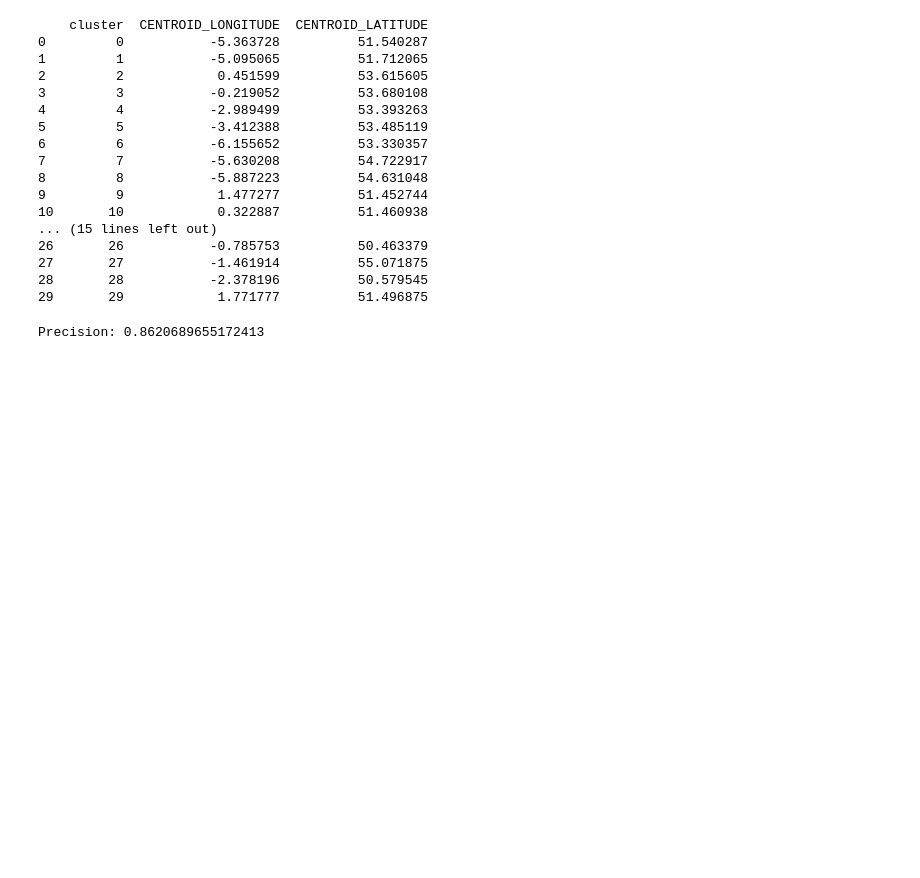
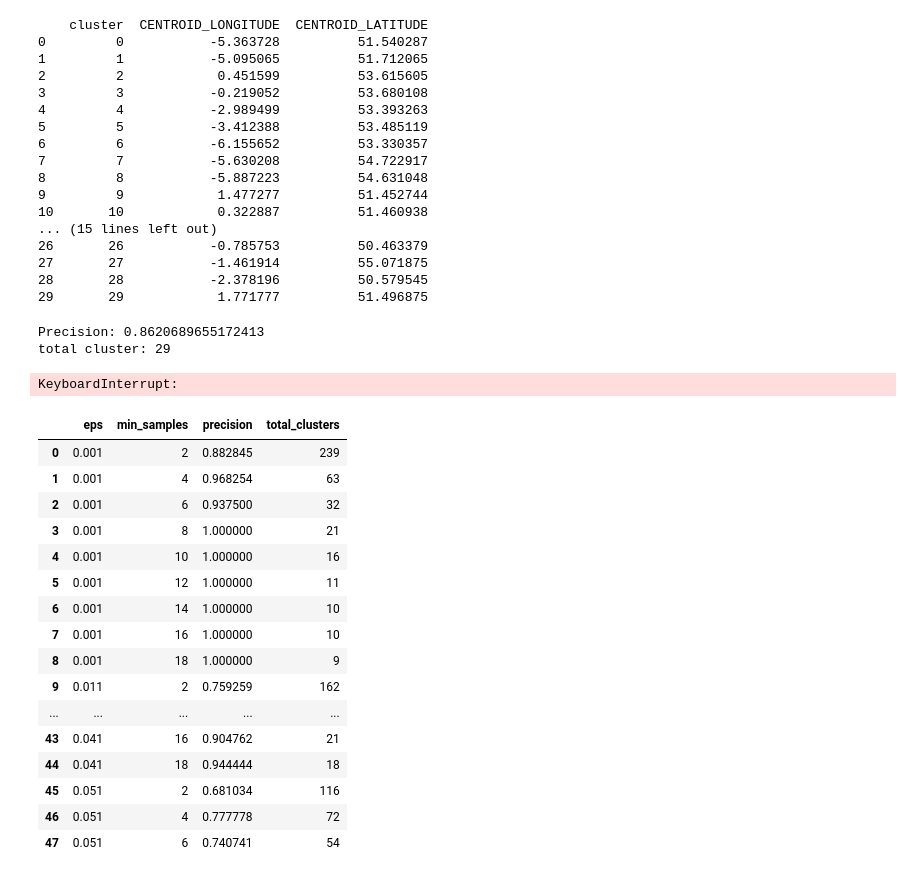
Before and after one commit to nudric25/tesi, a Jupyter notebook: CLU/CLU_mainclass.ipynb, the cells around one changed output. Cells and saved outputs as stored; diff of their text form; code cells hidden in the pictures; blank space fills up the shorter version.

```diff
--- a/CLU/CLU_mainclass.ipynb
+++ b/CLU/CLU_mainclass.ipynb
@@ -291,12 +291,56 @@ def calculate_precision(centroids, ports, max_distance_nautical_miles=10):
     fp = len(fp_clusters)
     precision = tp / (tp + fp) if (tp + fp) > 0 else 0
 
-    return precision, tp_clusters, fp_clusters
+    total_clusters = tp + fp
+
+    return precision, tp_clusters, fp_clusters, total_clusters
 # %%
 # Esempio d'uso dopo aver eseguito dbscan_clustering:
 centroids = dbscan_clustering(stops, eps=0.05, min_samples=10)
-precision, tp_clusters, fp_clusters = calculate_precision(centroids, ports)
+precision, tp_clusters, fp_clusters, total_clusters = calculate_precision(centroids, ports)
 
 print(f"Precision: {precision}")
+print(f"total cluster: {total_clusters}")
 # %% [output]
 Precision: 0.8620689655172413
+total cluster: 29
+# %%
+results = []
+for e in tqdm(np.arange(0.001, 0.1, 0.01)):
+    for m in range(2, 20, 2):
+        centroids = dbscan_clustering(stops, eps=e, min_samples=m)
+        precision, tp_clusters, fp_clusters, total_clusters = calculate_precision(centroids, ports)
+
+        # Aggiungi i risultati attuali alla lista
+        results.append({
+            'eps': e,
+            'min_samples': m,
+            'precision': precision,
+            'total_clusters': total_clusters  # Numero totale di cluster
+        })
+results_df = pd.DataFrame(results)
+
+results_df
+# %% [output]
+KeyboardInterrupt:
+# %%
+results_df = pd.DataFrame(results)
+results_df
+# %% [output]
+|  | eps | min_samples | precision | total_clusters |
+| 0 | 0.001 | 2 | 0.882845 | 239 |
+| 1 | 0.001 | 4 | 0.968254 | 63 |
+| 2 | 0.001 | 6 | 0.937500 | 32 |
+| 3 | 0.001 | 8 | 1.000000 | 21 |
+| 4 | 0.001 | 10 | 1.000000 | 16 |
+| 5 | 0.001 | 12 | 1.000000 | 11 |
+| 6 | 0.001 | 14 | 1.000000 | 10 |
+| 7 | 0.001 | 16 | 1.000000 | 10 |
+| 8 | 0.001 | 18 | 1.000000 | 9 |
+| 9 | 0.011 | 2 | 0.759259 | 162 |
+| ... | ... | ... | ... | ... |
+| 43 | 0.041 | 16 | 0.904762 | 21 |
+| 44 | 0.041 | 18 | 0.944444 | 18 |
+| 45 | 0.051 | 2 | 0.681034 | 116 |
+| 46 | 0.051 | 4 | 0.777778 | 72 |
+| 47 | 0.051 | 6 | 0.740741 | 54 |
```
